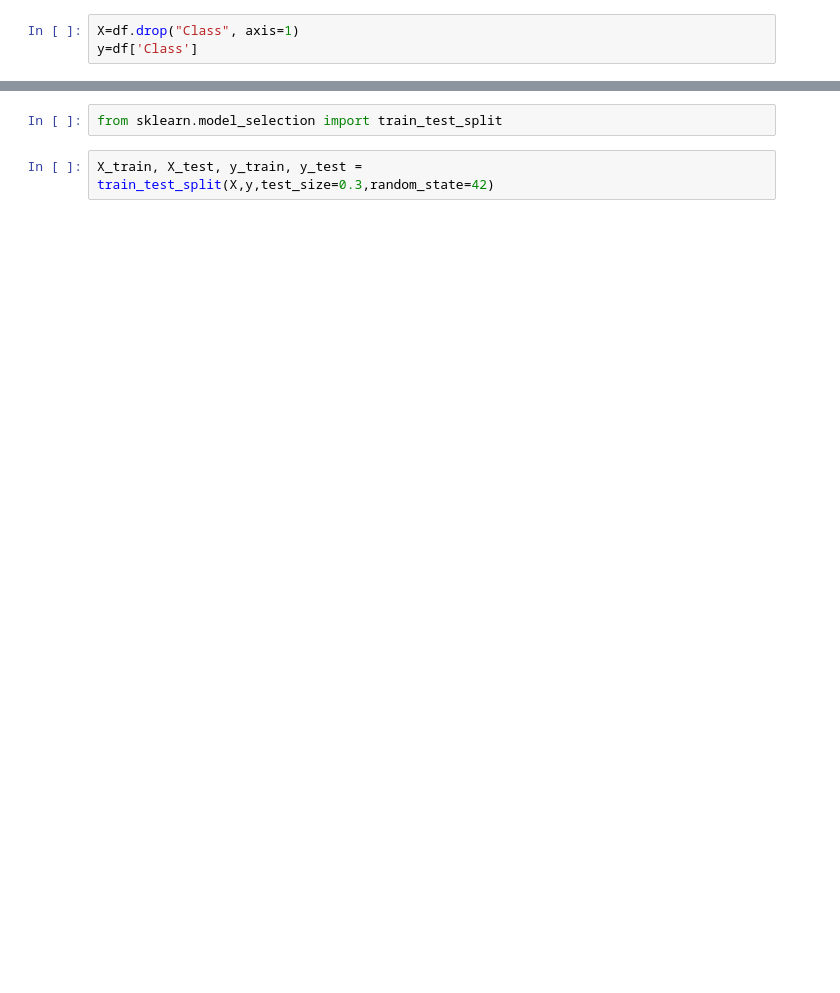
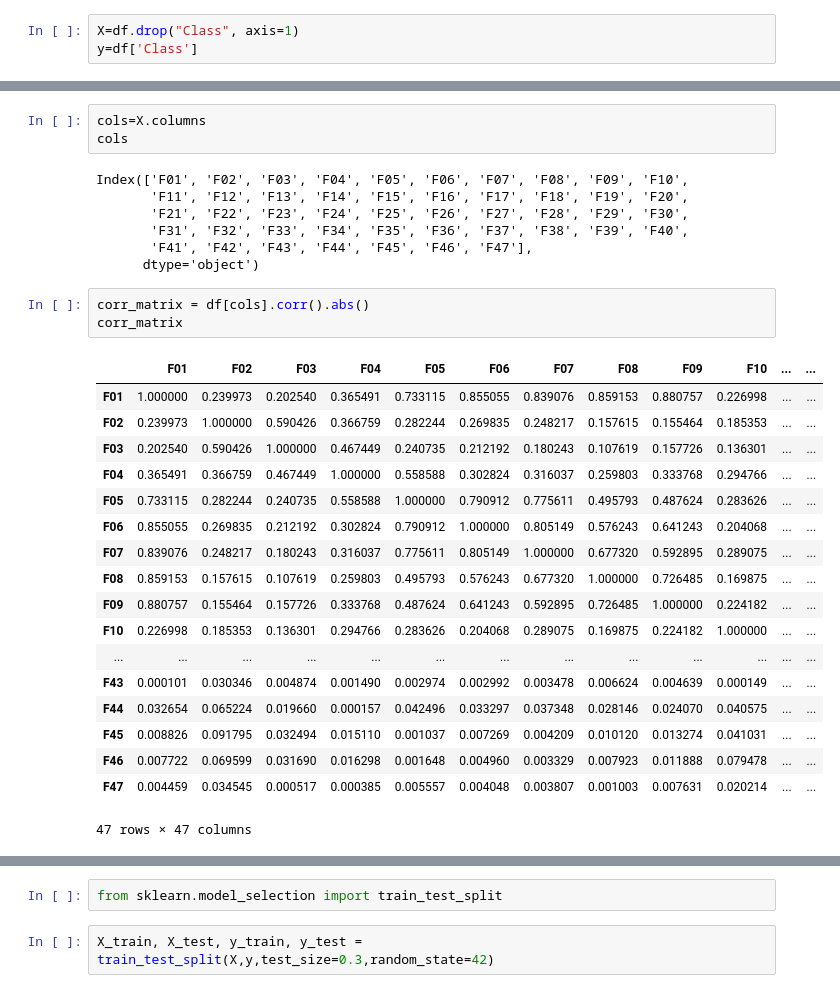
Before and after one commit to prakharbhattreal/-Binary-Fault-Detection, a Jupyter notebook: computer_fault_detection.ipynb, the cells around one changed output, grey strips where cells are left out. Drawn from its saved outputs; the diff is of its cells as text; blank space fills up the shorter version.

```diff
--- a/computer_fault_detection.ipynb
+++ b/computer_fault_detection.ipynb
@@ -95,0 +108,32 @@ y=df['Class']
+# %%
+cols=X.columns
+cols
+# %% [output]
+Index(['F01', 'F02', 'F03', 'F04', 'F05', 'F06', 'F07', 'F08', 'F09', 'F10',
+       'F11', 'F12', 'F13', 'F14', 'F15', 'F16', 'F17', 'F18', 'F19', 'F20',
+       'F21', 'F22', 'F23', 'F24', 'F25', 'F26', 'F27', 'F28', 'F29', 'F30',
+       'F31', 'F32', 'F33', 'F34', 'F35', 'F36', 'F37', 'F38', 'F39', 'F40',
+       'F41', 'F42', 'F43', 'F44', 'F45', 'F46', 'F47'],
+      dtype='object')
+# %%
+corr_matrix = df[cols].corr().abs()
+corr_matrix
+# %% [output]
+|  | F01 | F02 | F03 | F04 | F05 | F06 | F07 | F08 | F09 | F10 | ... | ... |
+| F01 | 1.000000 | 0.239973 | 0.202540 | 0.365491 | 0.733115 | 0.855055 | 0.839076 | 0.859153 | 0.880757 | 0.226998 | ... | ... |
+| F02 | 0.239973 | 1.000000 | 0.590426 | 0.366759 | 0.282244 | 0.269835 | 0.248217 | 0.157615 | 0.155464 | 0.185353 | ... | ... |
+| F03 | 0.202540 | 0.590426 | 1.000000 | 0.467449 | 0.240735 | 0.212192 | 0.180243 | 0.107619 | 0.157726 | 0.136301 | ... | ... |
+| F04 | 0.365491 | 0.366759 | 0.467449 | 1.000000 | 0.558588 | 0.302824 | 0.316037 | 0.259803 | 0.333768 | 0.294766 | ... | ... |
+| F05 | 0.733115 | 0.282244 | 0.240735 | 0.558588 | 1.000000 | 0.790912 | 0.775611 | 0.495793 | 0.487624 | 0.283626 | ... | ... |
+| F06 | 0.855055 | 0.269835 | 0.212192 | 0.302824 | 0.790912 | 1.000000 | 0.805149 | 0.576243 | 0.641243 | 0.204068 | ... | ... |
+| F07 | 0.839076 | 0.248217 | 0.180243 | 0.316037 | 0.775611 | 0.805149 | 1.000000 | 0.677320 | 0.592895 | 0.289075 | ... | ... |
+| F08 | 0.859153 | 0.157615 | 0.107619 | 0.259803 | 0.495793 | 0.576243 | 0.677320 | 1.000000 | 0.726485 | 0.169875 | ... | ... |
+| F09 | 0.880757 | 0.155464 | 0.157726 | 0.333768 | 0.487624 | 0.641243 | 0.592895 | 0.726485 | 1.000000 | 0.224182 | ... | ... |
+| F10 | 0.226998 | 0.185353 | 0.136301 | 0.294766 | 0.283626 | 0.204068 | 0.289075 | 0.169875 | 0.224182 | 1.000000 | ... | ... |
+| ... | ... | ... | ... | ... | ... | ... | ... | ... | ... | ... | ... | ... |
+| F43 | 0.000101 | 0.030346 | 0.004874 | 0.001490 | 0.002974 | 0.002992 | 0.003478 | 0.006624 | 0.004639 | 0.000149 | ... | ... |
+| F44 | 0.032654 | 0.065224 | 0.019660 | 0.000157 | 0.042496 | 0.033297 | 0.037348 | 0.028146 | 0.024070 | 0.040575 | ... | ... |
+| F45 | 0.008826 | 0.091795 | 0.032494 | 0.015110 | 0.001037 | 0.007269 | 0.004209 | 0.010120 | 0.013274 | 0.041031 | ... | ... |
+| F46 | 0.007722 | 0.069599 | 0.031690 | 0.016298 | 0.001648 | 0.004960 | 0.003329 | 0.007923 | 0.011888 | 0.079478 | ... | ... |
+| F47 | 0.004459 | 0.034545 | 0.000517 | 0.000385 | 0.005557 | 0.004048 | 0.003807 | 0.001003 | 0.007631 | 0.020214 | ... | ... |
+47 rows × 47 columns
```
Also changed, not shown: parts of 46 cells of this notebook, 9 other files.
